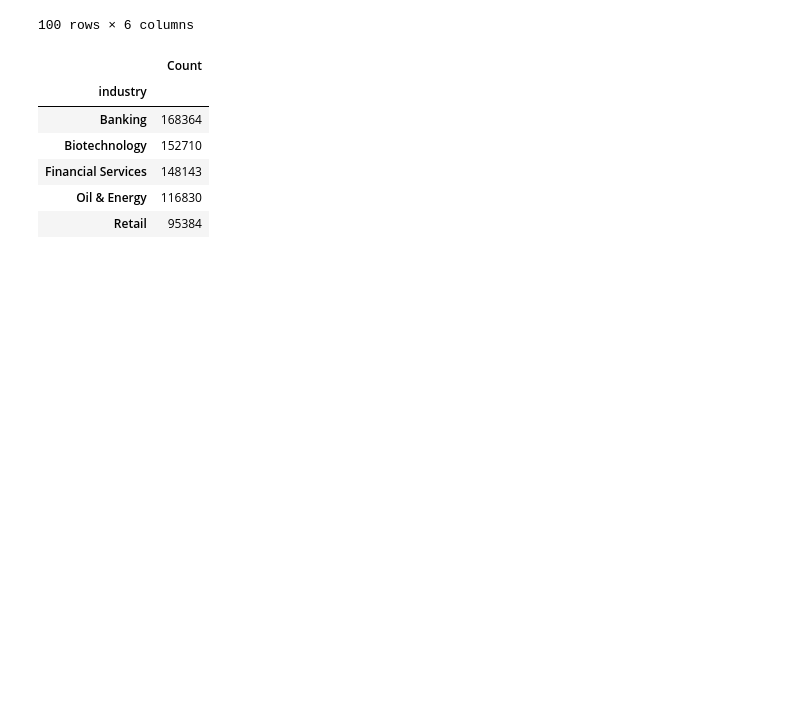
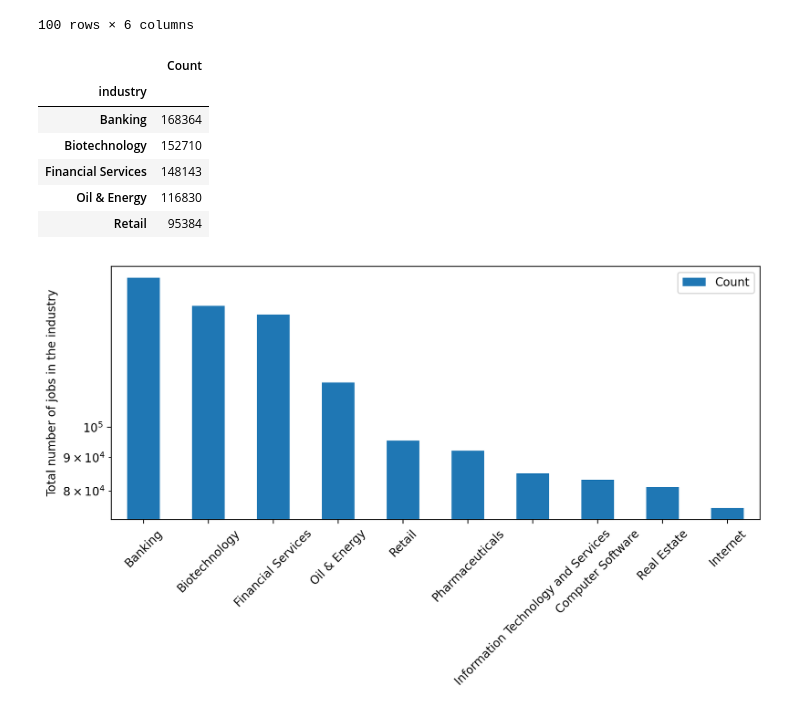
Before and after one commit to sayebms1/data_incubator, a Jupyter notebook: challenge.ipynb, the cells around one changed output. Drawn from its saved outputs; the diff is of its cells as text; code cells hidden in the pictures; blank space fills up the shorter version.

Commit message:
worked on 2nd plot

```diff
--- a/challenge.ipynb
+++ b/challenge.ipynb
@@ -5,6 +5,8 @@ import awscli
 import pandas as pd
 import seaborn as sns
 import numpy as np
+import matplotlib
+matplotlib.rcParams['figure.dpi']=200
 # %%
 df = pd.read_csv('temp_datalab_records_linkedin_company.csv')
 df.shape
@@ -135,3 +137,16 @@ grouped_by_industry.head()
 | Financial Services | 148143 |
 | Oil & Energy | 116830 |
 | Retail | 95384 |
+# %%
+
+ax=grouped_by_industry.head(10).plot(kind='bar',
+                            figsize=(10,4),
+#                             color = ['#5cb85c', '#5bc0de',  '#d9534f']
+                            )
+ax.set_yscale('log')
+ax.set_ylabel('Total number of jobs in the industry')
+ax.set_xlabel('')
+for label in ax.xaxis.get_ticklabels():
+    label.set_rotation(45)
+# %% [output]
+[figure, added]
```
Also changed, not shown: parts of 11 cells of this notebook.
